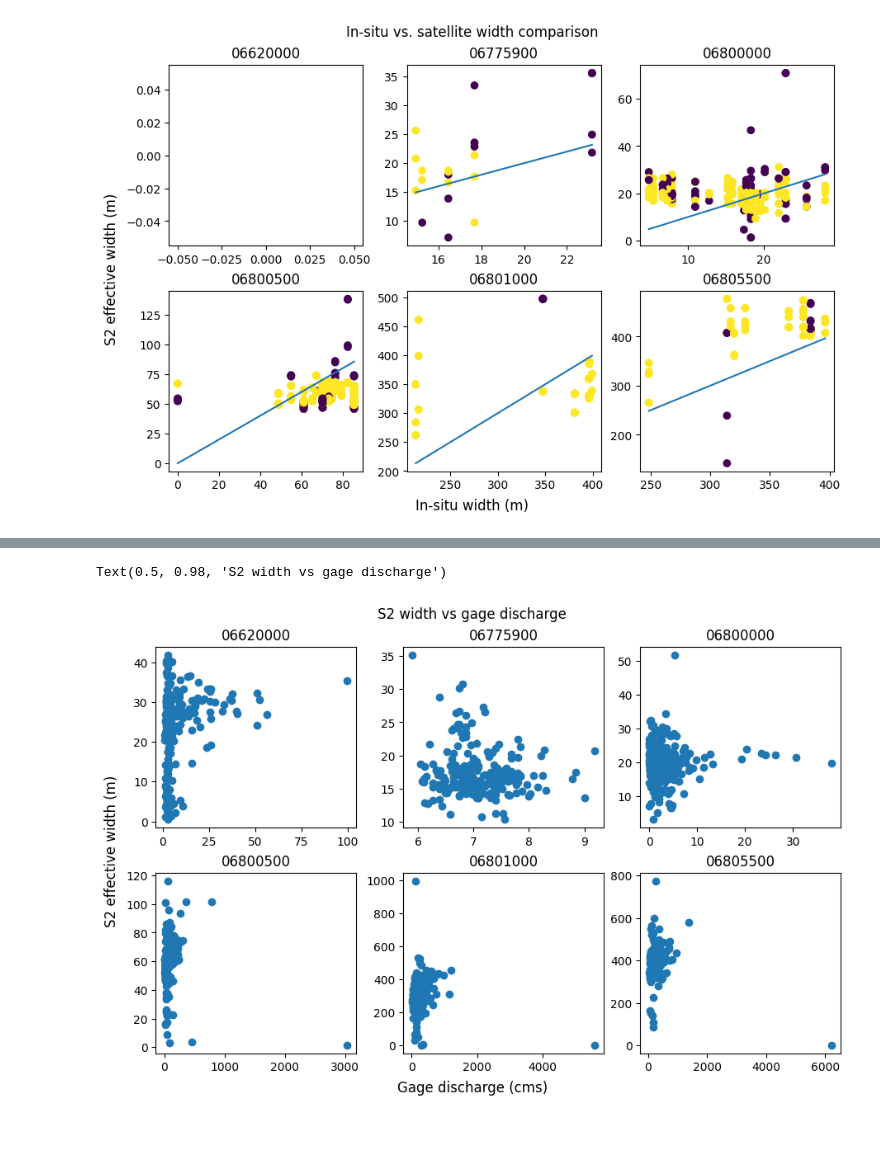
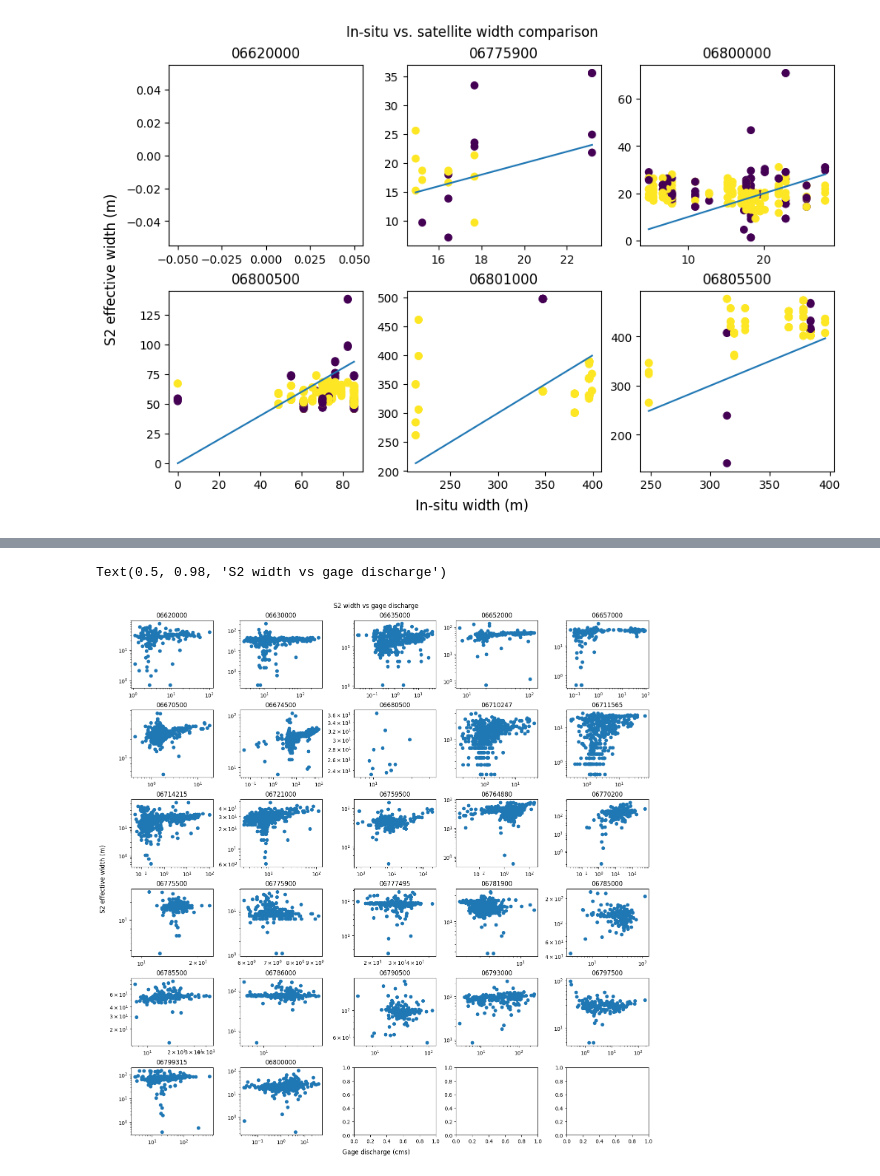
Before and after one commit to wherediddavidgo/multitemporal_RSSA, a Jupyter notebook: stac_gage_ew_analysis.ipynb, the cells around one changed output, grey strips where cells are left out. Drawn from its saved outputs; the diff is of its cells as text; code cells hidden in the pictures; blank space fills up the shorter version.

```diff
--- a/stac_gage_ew_analysis.ipynb
+++ b/stac_gage_ew_analysis.ipynb
@@ -279,7 +293,8 @@ See stac_processing_download.ipynb
 # %%
 width_dfs = []
 for year in [2018, 2019, 2020, 2021, 2022, 2023, 2024]:
-    width_dfs.append(pd.read_csv(f'/content/drive/MyDrive/effwidth_results/gage_sites/gage_effwidths_{year}_20250911_nond.csv'))
+    # width_dfs.append(pd.read_csv(f'/content/drive/MyDrive/effwidth_results/gage_sites/gage_effwidths_{year}_20250911_nond.csv'))
+    width_dfs.append(pd.read_csv(f'/content/drive/MyDrive/effwidth_results/gage_sites/effwidths_{year}_g2_20250921.csv'))
 
 allwidths = pd.concat(width_dfs)
 
@@ -287,7 +302,9 @@ allwidths['mgrs'] = allwidths.apply(lambda x: x['img_id'].split('_')[1], axis=1)
 allwidths['date'] = allwidths.apply(lambda x: datetime.date(int(x['img_id'][10:14]), int(x['img_id'][14:16]), int(x['img_id'][16:18])), axis=1)
 allwidths['version'] = allwidths.apply(lambda x: x['img_id'].split('_')[3], axis=1)
 
-allwidths = allwidths.loc[allwidths.n_valid == allwidths.n_pixels]
+allwidths = allwidths.loc[(allwidths.n_valid == allwidths.n_pixels) & (allwidths.n_valid > -999)]
 
+
+nondup_widths = allwidths
 allwidths
 # %% [output]
@@ -349,7 +366,7 @@ nonduplicates
 # %% [markdown]
 Join nonduplicate images with widths and gage ids
 # %%
-nondup_widths = pd.merge(allwidths, nonduplicates[['mgrs', 'date', 'version']], 'right', on=['mgrs', 'date', 'version'])
+# nondup_widths = pd.merge(allwidths, nonduplicates[['mgrs', 'date', 'version']], 'right', on=['mgrs', 'date', 'version'])
 nondup_widths = pd.merge(nondup_widths, gage_pts, how='left', on='iindex')
 nondup_widths = nondup_widths.rename(columns={'gage_id': 'site_no'})
 nondup_widths
@@ -454,7 +467,7 @@ alldata.loc[alldata.img_id == 'S2A_14TQL_20240930_0_L2A']
 Join rating curve width, gage width, and sat width on date
 # %%
 alldata = Q.join(nondup_widths, how='outer').reset_index()
-alldata = pd.merge(alldata, lds, how='outer',  on=['img_id', 'iindex'])
+# alldata = pd.merge(alldata, lds, how='outer',  on=['img_id', 'iindex'])
 alldata = alldata.set_index(['site_no', 'date'])
 alldata
 # %% [output]
@@ -502,0 +551,25 @@ Text(0.5, 0.98, 'In-situ vs. satellite width comparison')
+# %%
+t = alldata.loc[alldata.fraction_cloud < 0.2]
+t = t.loc[t.fraction_snow < 0.5]
+
+t = t.reset_index()
+t.date = pd.to_datetime(t.date)
+t['month'] = t.date.dt.month
+
+fig, axs = plt.subplots(nrows=6, ncols=5, figsize=(15, 15), constrained_layout=True)
+p = 0
+for g, df in t.groupby('site_no'):
+
+
+    ax = axs.flatten()[p]
+
+    dat = ax.scatter(df.Q_cms, df.sat_width_m, c=df.month, vmin=1, vmax=12)
+
+    ax.set_title(g)
+    p += 1
+
+fig.supxlabel('Gage discharge (cms)')
+fig.supylabel('S2 effective width (m)')
+fig.suptitle('S2 width vs gage discharge')
+
+fig.colorbar(dat, ax=axs, orientation='horizontal', fraction=0.05, pad=0.05)
@@ -503,19 +579,20 @@ Text(0.5, 0.98, 'In-situ vs. satellite width comparison')
 # %%
-fig, axs = plt.subplots(nrows=2, ncols=3, figsize=(9, 6), constrained_layout=True)
+fig, axs = plt.subplots(nrows=6, ncols=5, figsize=(15, 15), constrained_layout=True)
 p = 0
-for g, df in gage_avg_ew.groupby('site_no'):
+for g, df in alldata.groupby('site_no'):
 
 
     ax = axs.flatten()[p]
 
     ax.scatter(df.Q_cms, df.mean_sat_width_m)
-
+    ax.set_xscale('log')
+    ax.set_yscale('log')
     ax.set_title(g)
     p += 1
 
 fig.supxlabel('Gage discharge (cms)')
 fig.supylabel('S2 effective width (m)')
 fig.suptitle('S2 width vs gage discharge')
 # %% [output]
 Text(0.5, 0.98, 'S2 width vs gage discharge')
-[figure, old version]
+[figure, new version]
```
Also changed, not shown: parts of 18 cells of this notebook.
